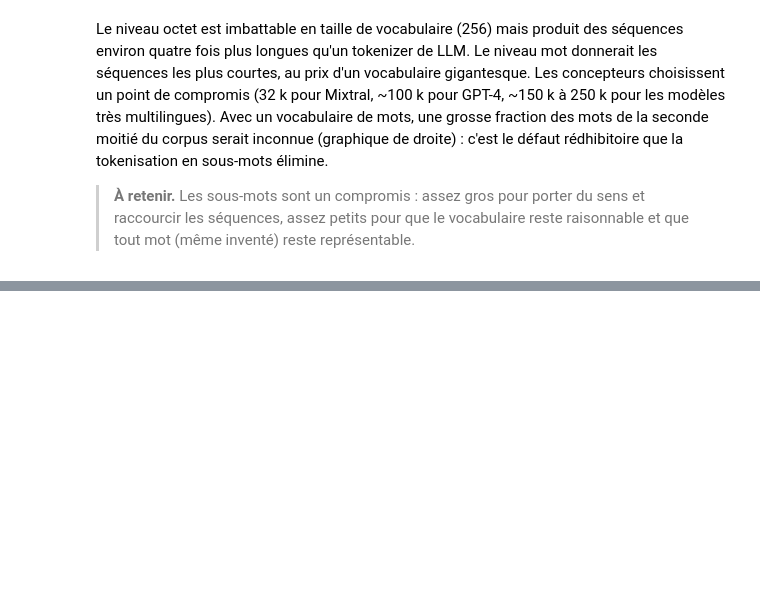
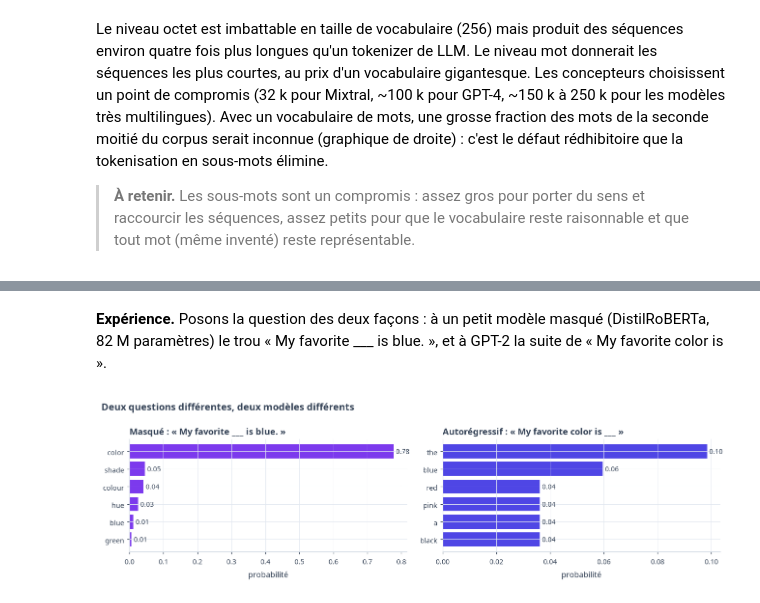
Before and after one commit to gwils28/AI_Engineering__ByTheBook, a Jupyter notebook: notebooks/ch01_introduction_ai_engineering/ch01_cours_1_modeles_de_langage_et_tokens.ipynb, the cells around one changed output, grey strips where cells are left out. Saved outputs shown, nothing was run; the diff lists cells and outputs as text; code cells hidden in the pictures; blank space fills up the shorter version.

```diff
--- a/notebooks/ch01_introduction_ai_engineering/ch01_cours_1_modeles_de_langage_et_tokens.ipynb
+++ b/notebooks/ch01_introduction_ai_engineering/ch01_cours_1_modeles_de_langage_et_tokens.ipynb
@@ -338,0 +461,24 @@ droite) : c'est le défaut rédhibitoire que la tokenisation en sous-mots élimi
+# %% [markdown]
+**Expérience.** Posons la question des deux façons : à un petit modèle masqué
+(DistilRoBERTa, 82 M paramètres) le trou « My favorite ___ is blue. », et à GPT-2 la
+suite de « My favorite color is ».
+# %%
+from transformers import pipeline
+from transformers.utils import logging as hf_logging
+hf_logging.set_verbosity_error(); hf_logging.disable_progress_bar()
+fill = pipeline("fill-mask", model="distilbert/distilroberta-base", device=llm.device())
+mlm = fill("My favorite <mask> is blue.", top_k=6)
+ar = llm.next_token_distribution("My favorite color is", llm.BASE, k=6)
+
+fig, axes = plt.subplots(1, 2, figsize=(12, 3.6))
+axes[0].barh([r["token_str"].strip() for r in mlm][::-1], [r["score"] for r in mlm][::-1], color=VIOLET)
+axes[0].set_title("Masqué : « My favorite ___ is blue. »")
+axes[0].set_xlabel("probabilité")
+axes[1].barh([t.strip() for t in ar.tokens][::-1], ar.probs[::-1], color=INDIGO)
+axes[1].set_title("Autorégressif : « My favorite color is ___ »")
+axes[1].set_xlabel("probabilité")
+for ax in axes:
+    annotate_bars(ax, "{:.2f}")
+finish(fig, "Deux questions différentes, deux modèles différents"); plt.show()
+# %% [output]
+[figure, added]
```
Also changed, not shown: parts of 23 cells of this notebook.
